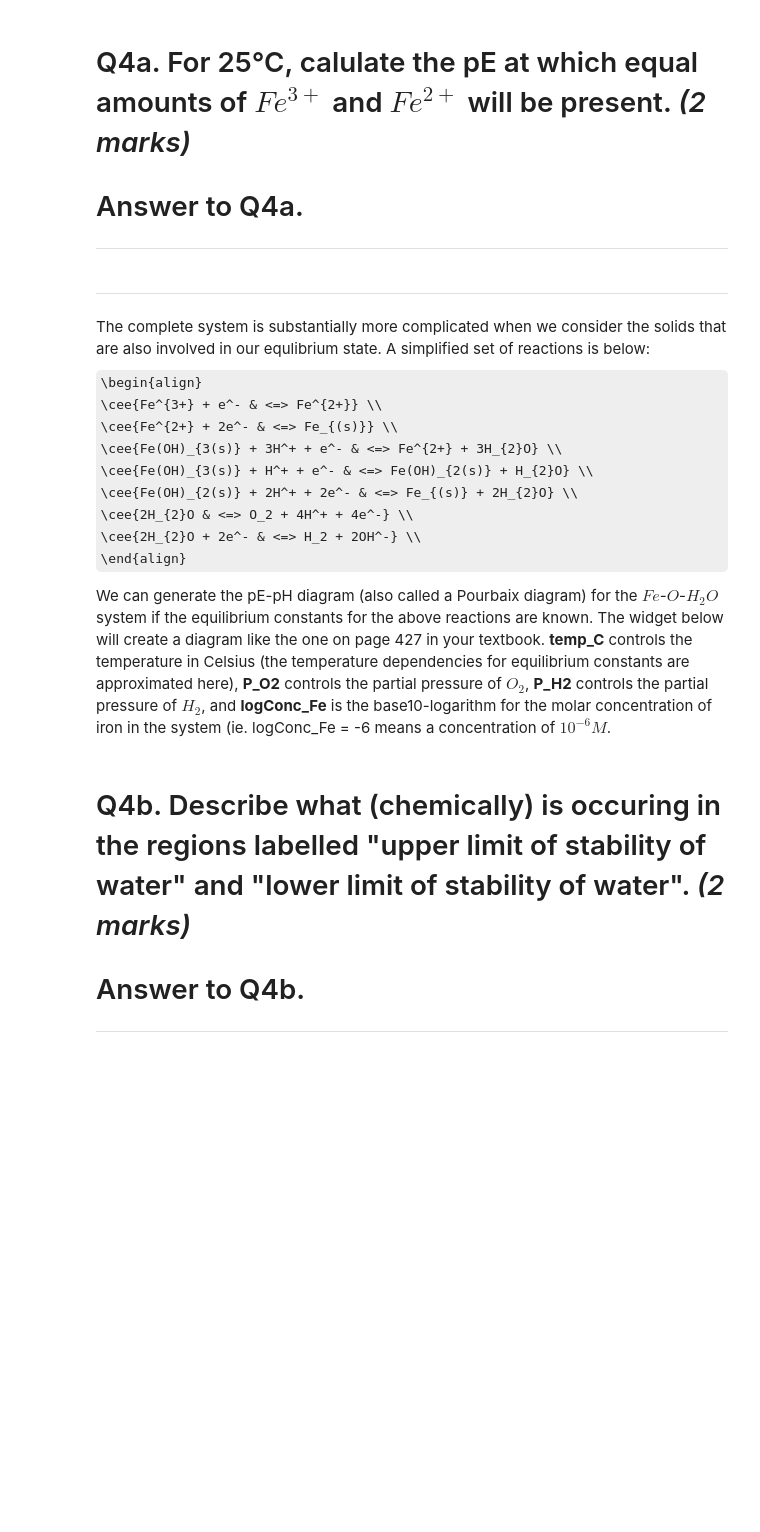
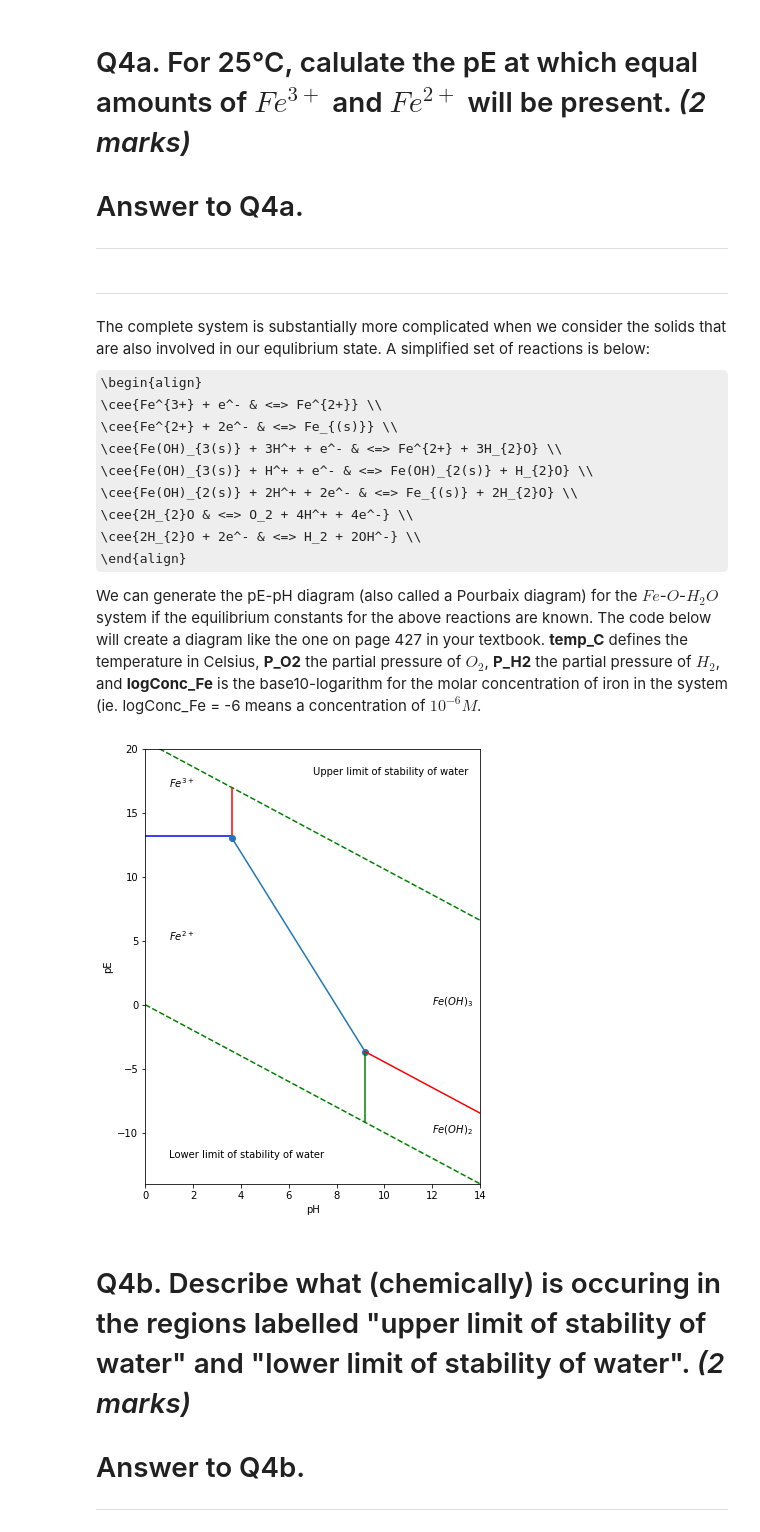
Before and after one commit to sckavassalis/CHM210_2019, a Jupyter notebook: CHM210_A3_Chemistry_of_Natural_Waters_I.ipynb, the cells around one changed output. Saved outputs shown, nothing was run; the diff lists cells and outputs as text; code cells hidden in the pictures; some formulas as TeX source; blank space fills up the shorter version.

```diff
--- a/CHM210_A3_Chemistry_of_Natural_Waters_I.ipynb
+++ b/CHM210_A3_Chemistry_of_Natural_Waters_I.ipynb
@@ -424,11 +426,12 @@ The complete system is substantially more complicated when we consider the solid
 \end{align}
 
 
-We can generate the pE-pH diagram (also called a Pourbaix diagram) for the $Fe$-$O$-$H_2O$ system if the equilibrium constants for the above reactions are known. The widget below will create a diagram like the one on page 427 in your textbook. <b>temp_C</b> controls the temperature in Celsius (the temperature dependencies for equilibrium constants are approximated here), <b>P_O2</b> controls the partial pressure of $O_2$, <b>P_H2</b> controls the partial pressure of $H_2$, and <b>logConc_Fe</b> is the base10-logarithm for the molar concentration of iron in the system (ie. logConc_Fe = -6 means a concentration of $10^{-6} M$.
+We can generate the pE-pH diagram (also called a Pourbaix diagram) for the $Fe$-$O$-$H_2O$ system if the equilibrium constants for the above reactions are known. The code below will create a diagram like the one on page 427 in your textbook. <b>temp_C</b> defines the temperature in Celsius, <b>P_O2</b> the partial pressure of $O_2$, <b>P_H2</b>  the partial pressure of $H_2$, and <b>logConc_Fe</b> is the base10-logarithm for the molar concentration of iron in the system (ie. logConc_Fe = -6 means a concentration of $10^{-6} M$.
 # %%
 from chm210_3 import pEpHplot
-w = interactive(pEpHplot, temp_C=(-20, 40), P_O2=(0.01,1), P_H2=(0.01,1), logConc_Fe=(-10,-1))
-display(w)
+pEpHplot(temp_C=25, P_O2=0.21, P_H2=1, logConc_Fe=-6)
+# %% [output]
+[figure, added]
 # %% [markdown]
 # Q4b. Describe what (chemically) is occuring in the regions labelled "upper limit of stability of water" and "lower limit of stability of water". <i>(2 marks)</i>
 # Answer to Q4b.
```
Also changed, not shown: parts of 6 cells of this notebook.
